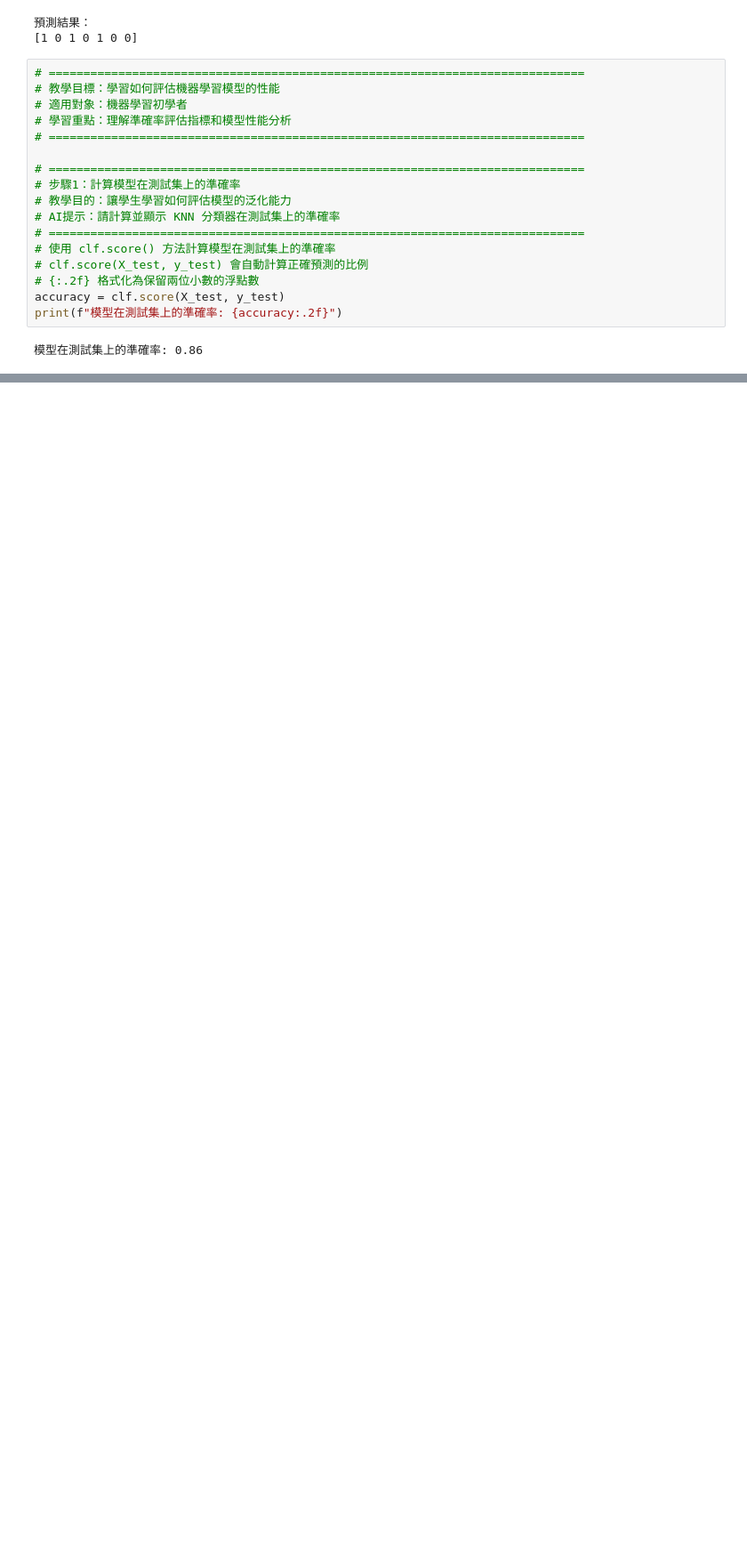
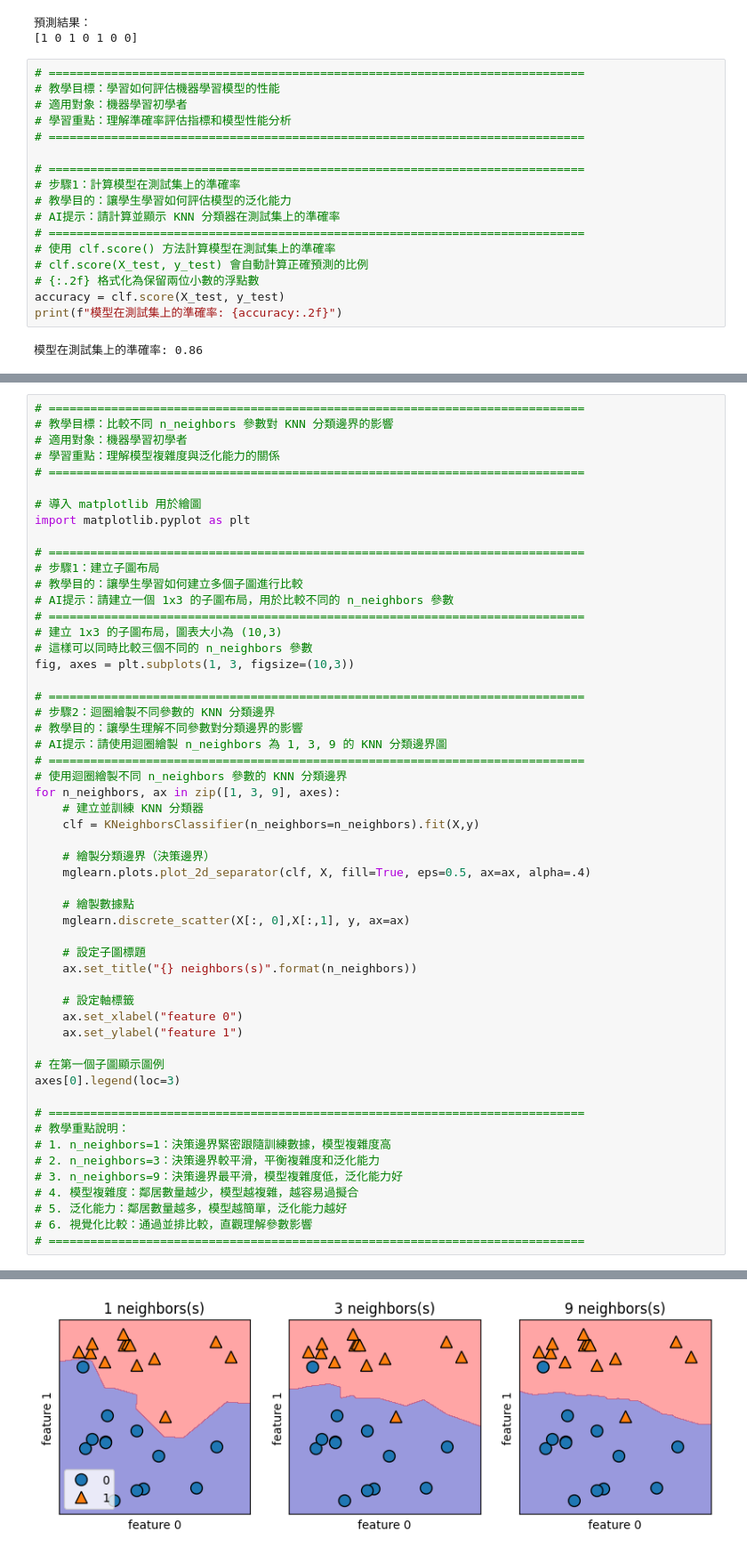
Before and after one commit to roberthsu2003/__2025_09_09_ai_classes__, a Jupyter notebook: lesson4/lesson4_2_ai.ipynb, the cells around one changed output, grey strips where cells are left out. Shown at 89% size. Cells and saved outputs as stored; diff of their text form; blank space fills up the shorter version.

```diff
--- a/lesson4/lesson4_2_ai.ipynb
+++ b/lesson4/lesson4_2_ai.ipynb
@@ -181,0 +202,55 @@ print(f"模型在測試集上的準確率: {accuracy:.2f}")
+# %%
+# =============================================================================
+# 教學目標：比較不同 n_neighbors 參數對 KNN 分類邊界的影響
+# 適用對象：機器學習初學者
+# 學習重點：理解模型複雜度與泛化能力的關係
+# =============================================================================
+
+# 導入 matplotlib 用於繪圖
+import matplotlib.pyplot as plt
+
+# =============================================================================
+# 步驟1：建立子圖布局
+# 教學目的：讓學生學習如何建立多個子圖進行比較
+# AI提示：請建立一個 1x3 的子圖布局，用於比較不同的 n_neighbors 參數
+# =============================================================================
+# 建立 1x3 的子圖布局，圖表大小為 (10,3)
+# 這樣可以同時比較三個不同的 n_neighbors 參數
+fig, axes = plt.subplots(1, 3, figsize=(10,3))
+
+# =============================================================================
+# 步驟2：迴圈繪製不同參數的 KNN 分類邊界
+# 教學目的：讓學生理解不同參數對分類邊界的影響
+# AI提示：請使用迴圈繪製 n_neighbors 為 1, 3, 9 的 KNN 分類邊界圖
+# =============================================================================
+# 使用迴圈繪製不同 n_neighbors 參數的 KNN 分類邊界
+for n_neighbors, ax in zip([1, 3, 9], axes):
+    # 建立並訓練 KNN 分類器
+    clf = KNeighborsClassifier(n_neighbors=n_neighbors).fit(X,y)
+
+    # 繪製分類邊界（決策邊界）
+    mglearn.plots.plot_2d_separator(clf, X, fill=True, eps=0.5, ax=ax, alpha=.4)
+
+    # 繪製數據點
+    mglearn.discrete_scatter(X[:, 0],X[:,1], y, ax=ax)
+
+    # 設定子圖標題
+    ax.set_title("{} neighbors(s)".format(n_neighbors))
+
+    # 設定軸標籤
+    ax.set_xlabel("feature 0")
+    ax.set_ylabel("feature 1")
+
+# 在第一個子圖顯示圖例
+axes[0].legend(loc=3)
+
+# =============================================================================
+# 教學重點說明：
+# 1. n_neighbors=1：決策邊界緊密跟隨訓練數據，模型複雜度高
+# 2. n_neighbors=3：決策邊界較平滑，平衡複雜度和泛化能力
+# 3. n_neighbors=9：決策邊界最平滑，模型複雜度低，泛化能力好
+# 4. 模型複雜度：鄰居數量越少，模型越複雜，越容易過擬合
+# 5. 泛化能力：鄰居數量越多，模型越簡單，泛化能力越好
+# 6. 視覺化比較：通過並排比較，直觀理解參數影響
+# =============================================================================
+# %% [output]
@@ -181,0 +258 @@ print(f"模型在測試集上的準確率: {accuracy:.2f}")
+[figure, added]
```
Also changed, not shown: parts of 6 cells of this notebook, 1 other file.
